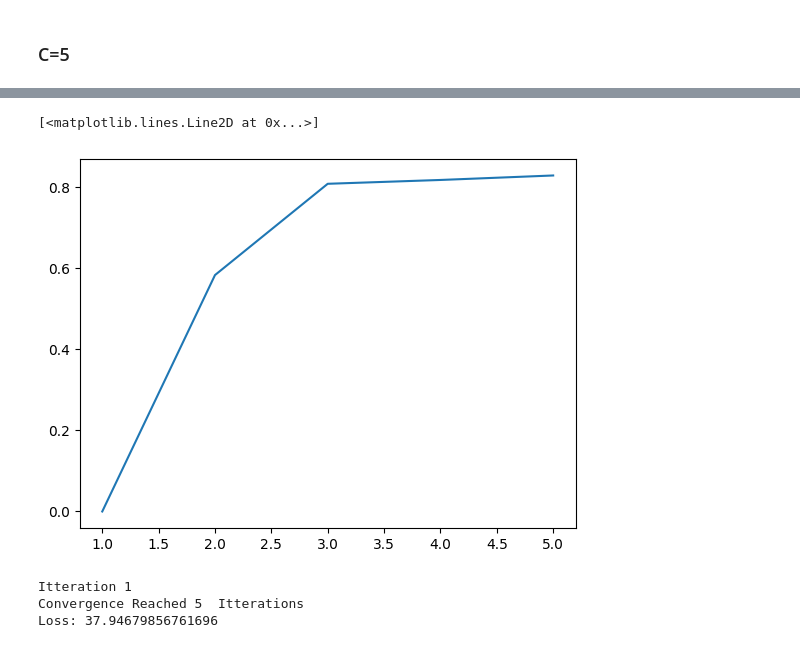
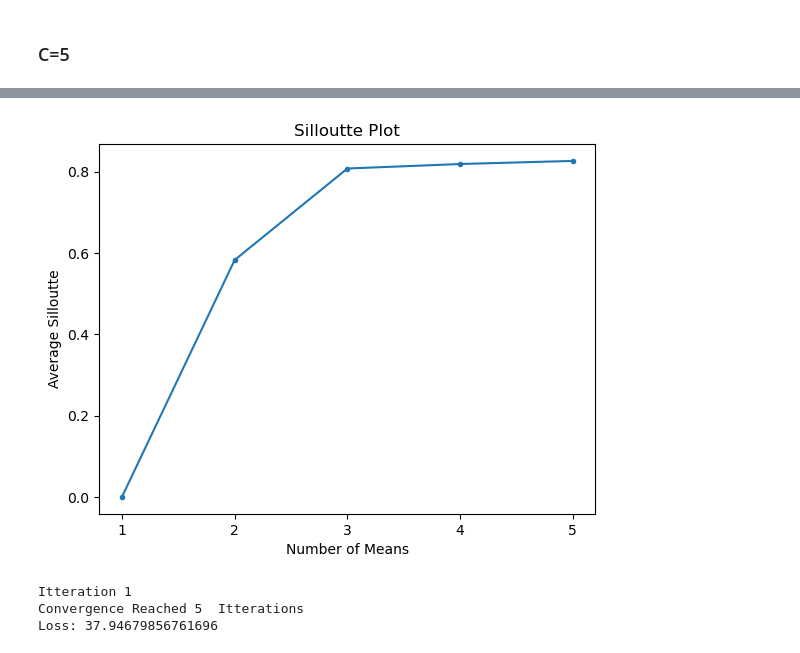
Before and after one commit to KKamp2015/PatternRecognitionMP2, a Jupyter notebook: Task3.ipynb, the cells around one changed output, grey strips where cells are left out. Saved outputs shown, nothing was run; the diff lists cells and outputs as text; code cells hidden in the pictures.

```diff
--- a/Task3.ipynb
+++ b/Task3.ipynb
@@ -70,7 +70,7 @@ class Kmean:
         if len(x)==len(y):
             for z in range(len(y)):
                 d+=(x[z]-y[z])**2
-        return d
+        return np.sqrt(d)
     def cluster(self):
         for i in range(len(self.data)):
             t=[0]*self.C
@@ -88,15 +88,19 @@ class Kmean:
             z=np.where(self.data['y']==c)
             for i in z[0]:
                 E+=self.Dist2(self.data['col1','col2'][i],self.mu[c])
+        E/=len(self.data)
         if norm:
             return E/np.trace(self.Cov)
         else:
             return(E)
-    def plot(self):
+    def plot(self,save=False):
         for i in range(len(self.data)):
             plt.scatter(self.data[i]['col1'],self.data[i]['col2'],color=self.colors[self.data[i]['y']])
         for c in range(self.C):
             plt.scatter(self.mu[c][0],self.mu[c][1],marker='*',color=self.colors[c],edgecolors='y')
+        if save:
+            Name=input('File Name')
+            plt.savefig('Images/'+Name,dpi=300)
         plt.show()
     def Sillouette(self,i):
         z=np.where(self.data['y']==self.data['y'][i])
@@ -108,13 +112,16 @@ class Kmean:
             else:
                 b+=np.sqrt(self.Dist2(self.data[i]['col1','col2'],self.data[j]['col1','col2']))
         a/=(len(z[0]-1))
-        b/=(len(self.data)-len(z[0]))
-        if a==b:
+        try:
+            b/=(len(self.data)-len(z[0]))
+        except:
             return 0
+        if a<b:
+            return 1-(a/b)
         elif a>b:
             return (b/a)-1
         else:
-            return 1-(a/b)
+            return 0
     def AverageSillouette(self):
         AS=0
         for i in range(len(self.data)):
@@ -130,7 +137,7 @@ class Kmean:
             #self.plot()
             if np.array_equal(self.oldmu,self.mu):
                 if self.verb>0:
-                    print('Convergence Reached',i,' Itterations \nLoss:',self.Loss(norm=True))
+                    print('Convergence Reached',i,' Itterations \nLog10(Loss):',np.log10(self.Loss(norm=True)))
                 break
             if i ==itt-1:
                 print('Max Itteration Reached')
@@ -150,5 +157,5 @@ Loss: 1.8971678271229184
 # %%
-Sillouttes=[0]
+Sillouttes=[]
 # %% [markdown]
 ### C=1
 # %%
@@ -289,8 +309,13 @@ Loss: 1.366817345808167
 # %%
-plt.plot([1,2,3,4,5],Sillouttes)
+plt.plot([1,2,3,4,5],Sillouttes,marker='.')
+plt.xticks([1,2,3,4,5])
+plt.xlabel('Number of Means')
+plt.ylabel('Average Silloutte')
+plt.title('Silloutte Plot')
+plt.savefig('Images/SillouttePlot.png',dpi=300)
+plt.show()
 # %% [output]
-[<matplotlib.lines.Line2D at 0x...>]
-[figure, old version]
+[figure, new version]
 # %%
 atoll=ascii.read('atoll.csv')
 # %%
```
Also changed, not shown: parts of 6 cells of this notebook.
